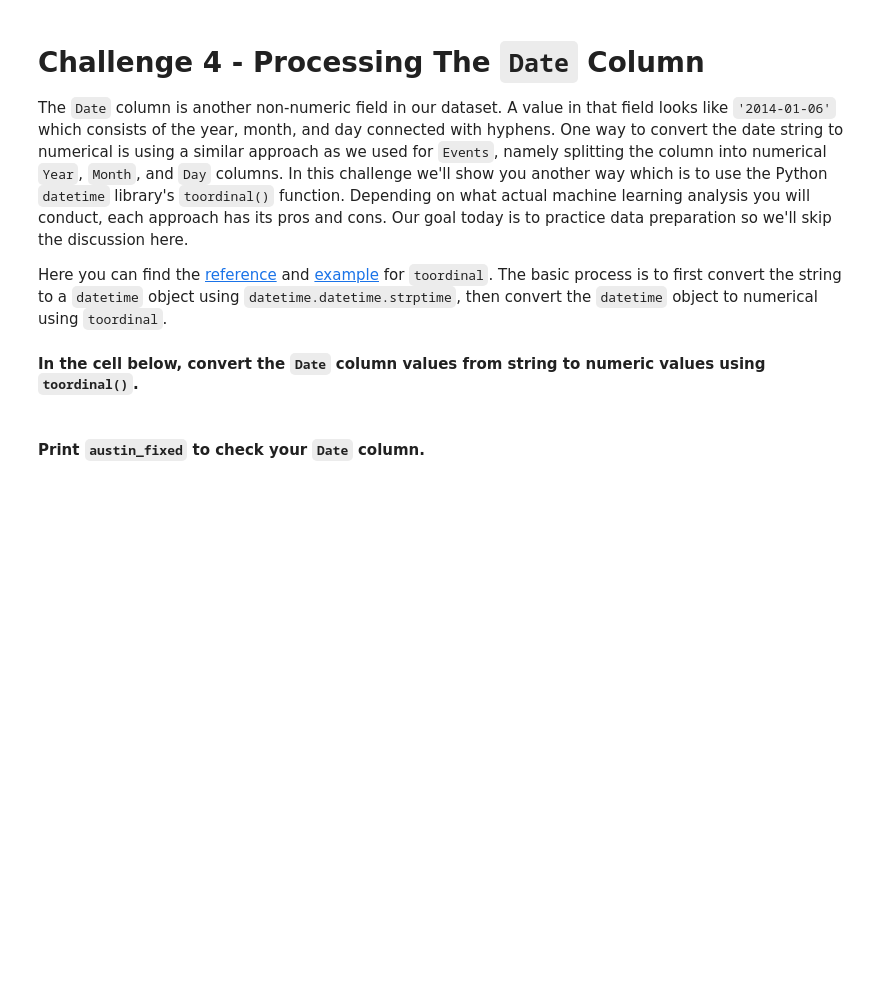
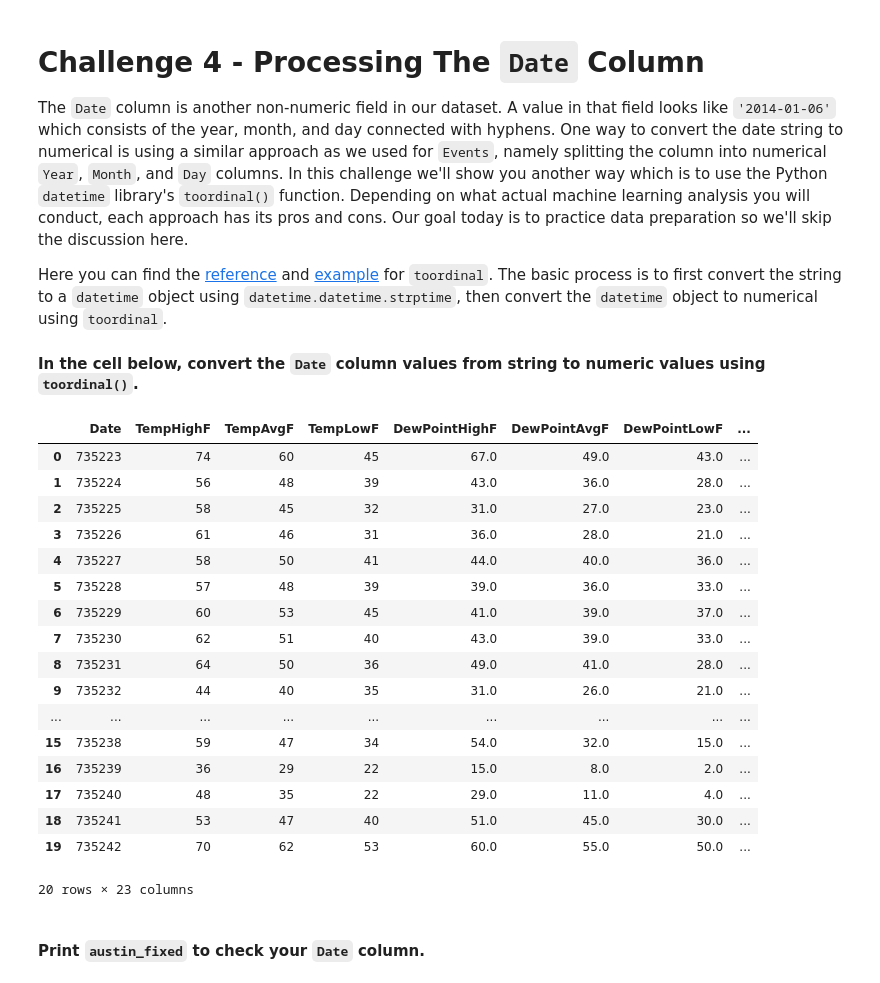
Before and after one commit to ta-data-lis/lab-intro-to-ml, a Jupyter notebook: your-code/main.ipynb, the cells around one changed output. Saved outputs shown, nothing was run; the diff lists cells and outputs as text; code cells hidden in the pictures; blank space fills up the shorter version.

```diff
--- a/your-code/main.ipynb
+++ b/your-code/main.ipynb
@@ -132,6 +290,7 @@ If you would like to read more about linear interpolation, you can do so [here](
 In the following cell, use the `.interpolate()` function on the entire dataframe. This time pass the `inplace=False` argument to the function and assign the interpolated dataframe to a new variable called `austin_fixed` so that we can compare with `austin`.
 # %%
 # Your code here
+austin_fixed = austin.interpolate(inplace = False)
 # %% [markdown]
 #### Check to make sure `austin_fixed` contains no missing data. Also check `austin` - it still contains missing data.
 # %%
@@ -160,7 +372,8 @@ Below we provide you a list of all event types. Loop the list and create a dummy
 event_list = ['Snow', 'Fog', 'Rain', 'Thunderstorm']
 
 # Your code here
-
+for event in event_list:
+    austin_fixed[event] = 0
 
 # Print your new dataframe to check whether new columns have been created:
 
@@ -185,6 +450,7 @@ You will check the *Events* column. If its string value contains `Rain`, then th
 #### If your code worked correctly, now we can drop the `Events` column as we don't need it any more.
 # %%
 # Your code here
+austin_fixed.drop(['Events'], axis = 1, inplace = True)
 # %% [markdown]
 # Challenge 4 - Processing The `Date` Column
 
@@ -198,3 +462,34 @@ Here you can find the [reference](https://docs.python.org/3/library/datetime.htm
+# %%
+# Your code here
+dates = []
+from datetime import datetime as dt
+for date in austin_fixed['Date']:
+    d = dt.strptime(date, '%Y-%m-%d').date()
+    e = d.toordinal()
+    dates.append(e)
+austin_fixed['Date'] = dates
+    #print(e)
+# %%
+austin_fixed.head(20)
+# %% [output]
+|  | Date | TempHighF | TempAvgF | TempLowF | DewPointHighF | DewPointAvgF | DewPointLowF | ... |
+| 0 | 735223 | 74 | 60 | 45 | 67.0 | 49.0 | 43.0 | ... |
+| 1 | 735224 | 56 | 48 | 39 | 43.0 | 36.0 | 28.0 | ... |
+| 2 | 735225 | 58 | 45 | 32 | 31.0 | 27.0 | 23.0 | ... |
+| 3 | 735226 | 61 | 46 | 31 | 36.0 | 28.0 | 21.0 | ... |
+| 4 | 735227 | 58 | 50 | 41 | 44.0 | 40.0 | 36.0 | ... |
+| 5 | 735228 | 57 | 48 | 39 | 39.0 | 36.0 | 33.0 | ... |
+| 6 | 735229 | 60 | 53 | 45 | 41.0 | 39.0 | 37.0 | ... |
+| 7 | 735230 | 62 | 51 | 40 | 43.0 | 39.0 | 33.0 | ... |
+| 8 | 735231 | 64 | 50 | 36 | 49.0 | 41.0 | 28.0 | ... |
+| 9 | 735232 | 44 | 40 | 35 | 31.0 | 26.0 | 21.0 | ... |
+| ... | ... | ... | ... | ... | ... | ... | ... | ... |
+| 15 | 735238 | 59 | 47 | 34 | 54.0 | 32.0 | 15.0 | ... |
+| 16 | 735239 | 36 | 29 | 22 | 15.0 | 8.0 | 2.0 | ... |
+| 17 | 735240 | 48 | 35 | 22 | 29.0 | 11.0 | 4.0 | ... |
+| 18 | 735241 | 53 | 47 | 40 | 51.0 | 45.0 | 30.0 | ... |
+| 19 | 735242 | 70 | 62 | 53 | 60.0 | 55.0 | 50.0 | ... |
+20 rows × 23 columns
 # %% [markdown]
 #### Print `austin_fixed` to check your `Date` column.
 # %%
```
Also changed, not shown: parts of 39 cells of this notebook.
